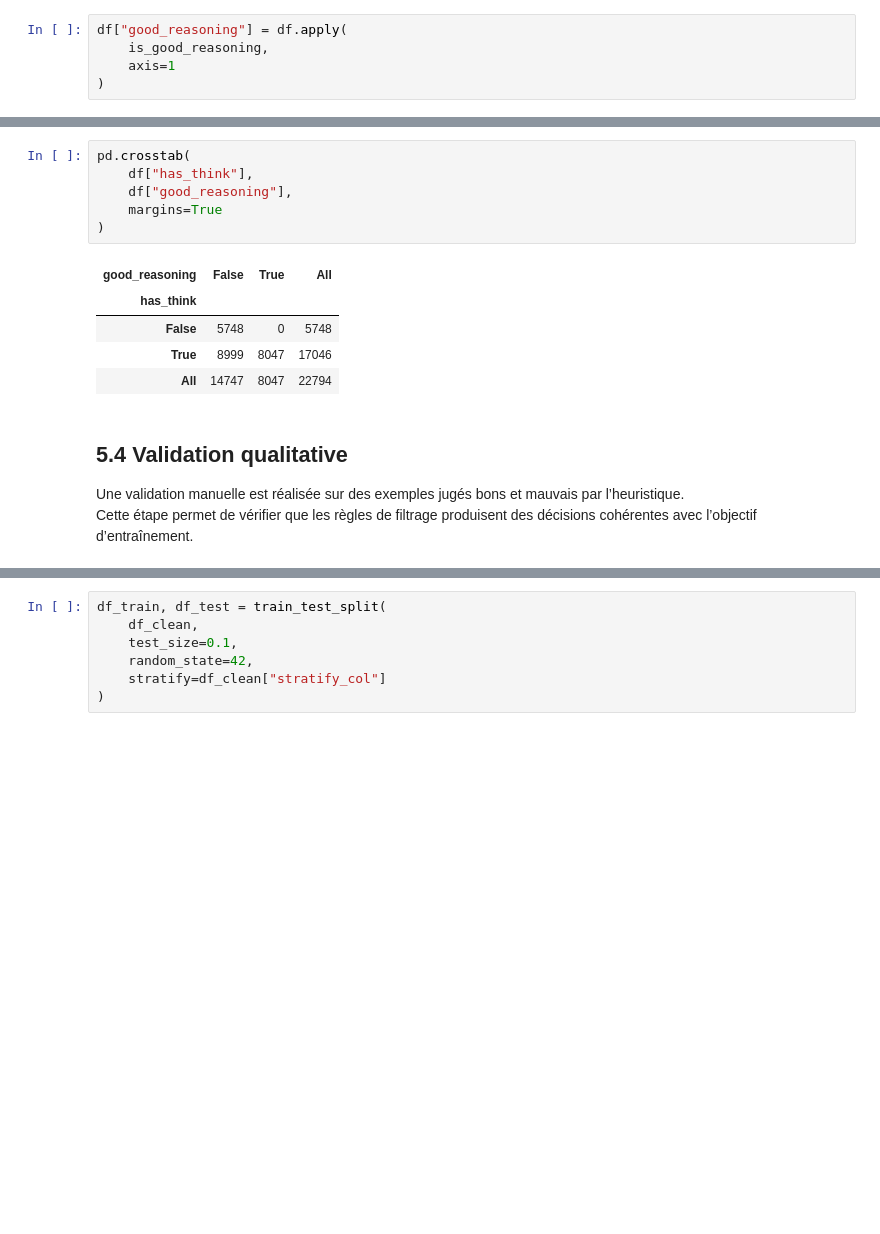
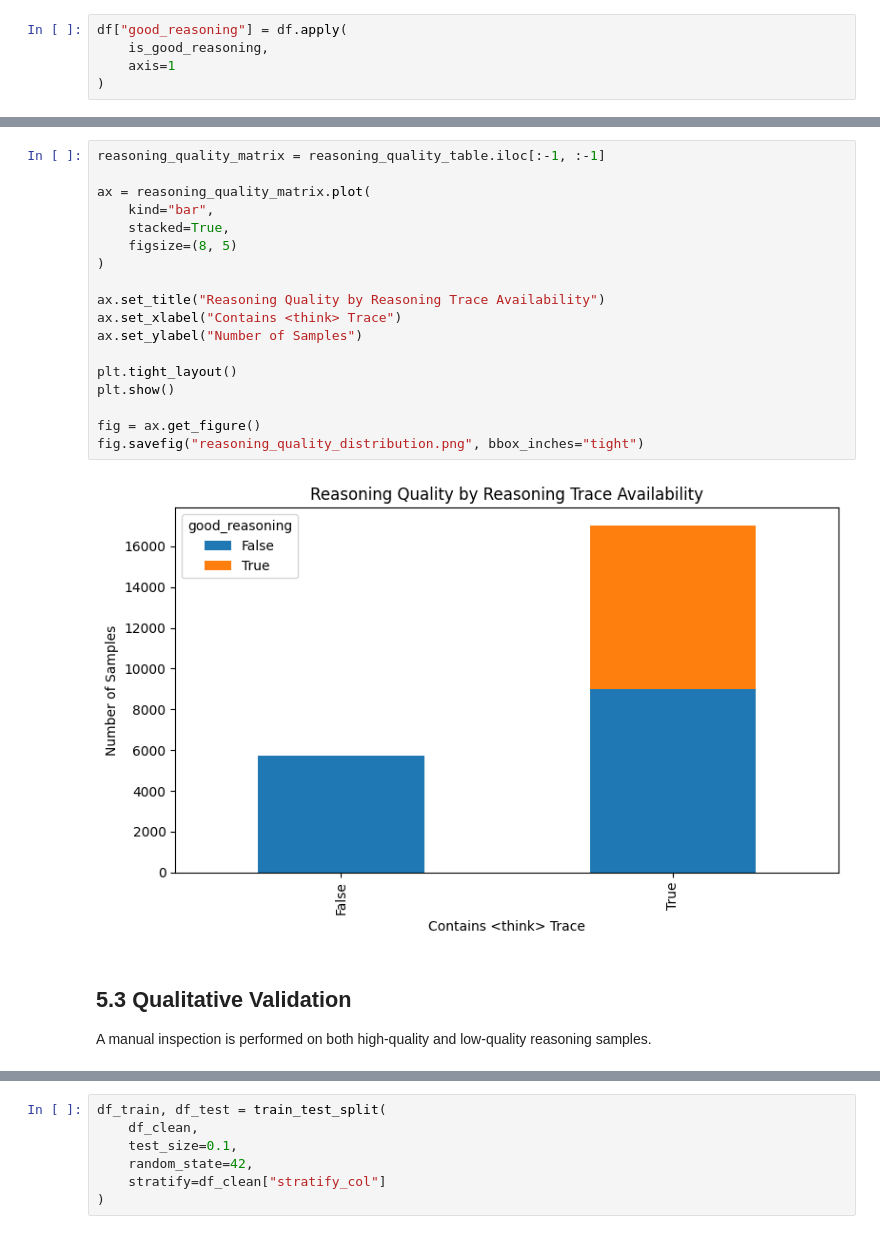
Before and after one commit to AshotAkopov/finance-slm-distillation, a Jupyter notebook: notebooks/01_dataset_preparation.ipynb, the cells around one changed output, grey strips where cells are left out. Cells and saved outputs as stored; diff of their text form; blank space fills up the shorter version.

```diff
--- a/notebooks/01_dataset_preparation.ipynb
+++ b/notebooks/01_dataset_preparation.ipynb
@@ -500,20 +527,27 @@ pd.crosstab(
-# %%
-pd.crosstab(
-    df["has_think"],
-    df["good_reasoning"],
-    margins=True
-)
-# %% [output]
-| good_reasoning | False | True | All |
-| has_think |  |  |  |
-| False | 5748 | 0 | 5748 |
-| True | 8999 | 8047 | 17046 |
-| All | 14747 | 8047 | 22794 |
+# %%
+reasoning_quality_matrix = reasoning_quality_table.iloc[:-1, :-1]
+
+ax = reasoning_quality_matrix.plot(
+    kind="bar",
+    stacked=True,
+    figsize=(8, 5)
+)
+
+ax.set_title("Reasoning Quality by Reasoning Trace Availability")
+ax.set_xlabel("Contains <think> Trace")
+ax.set_ylabel("Number of Samples")
+
+plt.tight_layout()
+plt.show()
+
+fig = ax.get_figure()
+fig.savefig("reasoning_quality_distribution.png", bbox_inches="tight")
+# %% [output]
+[figure, added]
 # %% [markdown]
-## 5.4 Validation qualitative
+## 5.3 Qualitative Validation
 
-Une validation manuelle est réalisée sur des exemples jugés bons et mauvais par l’heuristique.
-Cette étape permet de vérifier que les règles de filtrage produisent des décisions cohérentes avec l’objectif d’entraînement.
+A manual inspection is performed on both high-quality and low-quality reasoning samples.
 # %%
 good_examples = df[
     df["good_reasoning"]
```
Also changed, not shown: parts of 107 cells of this notebook, 13 other files.
